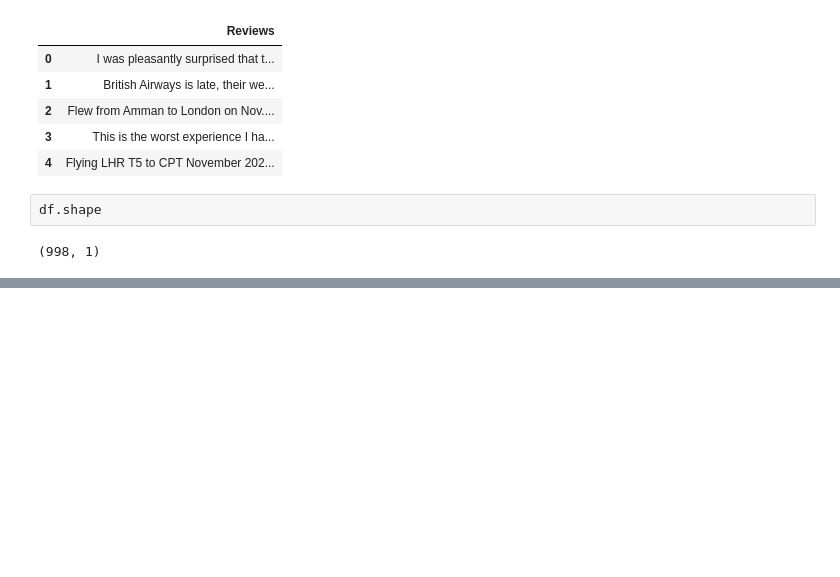
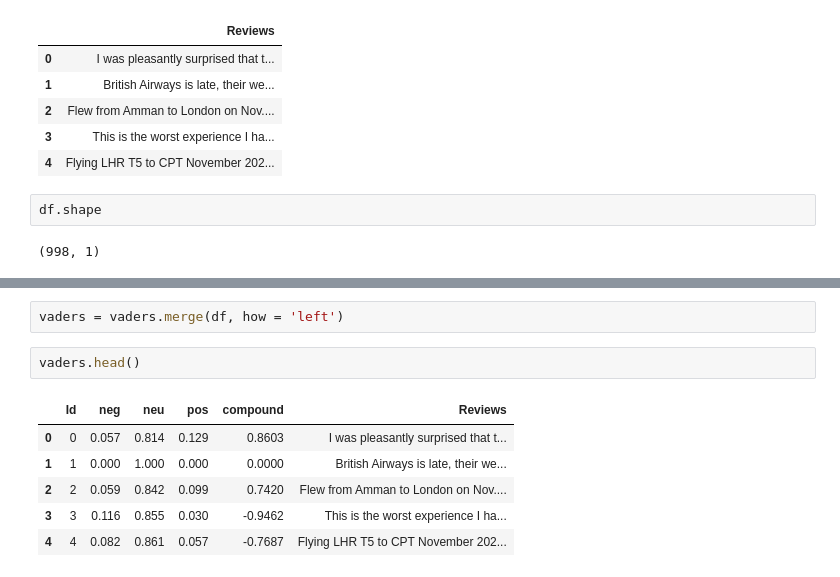
Before and after one commit to proton029/British-Airways-internship-Data-Science-, a Jupyter notebook: Webscraping.ipynb, the cells around one changed output, grey strips where cells are left out. Cells and saved outputs as stored; diff of their text form; blank space fills up the shorter version.

```diff
--- a/Webscraping.ipynb
+++ b/Webscraping.ipynb
@@ -203,0 +346,11 @@ df.shape
+# %%
+vaders = vaders.merge(df, how = 'left')
+# %%
+vaders.head()
+# %% [output]
+|  | Id | neg | neu | pos | compound | Reviews |
+| 0 | 0 | 0.057 | 0.814 | 0.129 | 0.8603 | I was pleasantly surprised that t... |
+| 1 | 1 | 0.000 | 1.000 | 0.000 | 0.0000 | British Airways is late, their we... |
+| 2 | 2 | 0.059 | 0.842 | 0.099 | 0.7420 | Flew from Amman to London on Nov.... |
+| 3 | 3 | 0.116 | 0.855 | 0.030 | -0.9462 | This is the worst experience I ha... |
+| 4 | 4 | 0.082 | 0.861 | 0.057 | -0.7687 | Flying LHR T5 to CPT November 202... |
```
Also changed, not shown: parts of 25 cells of this notebook.
